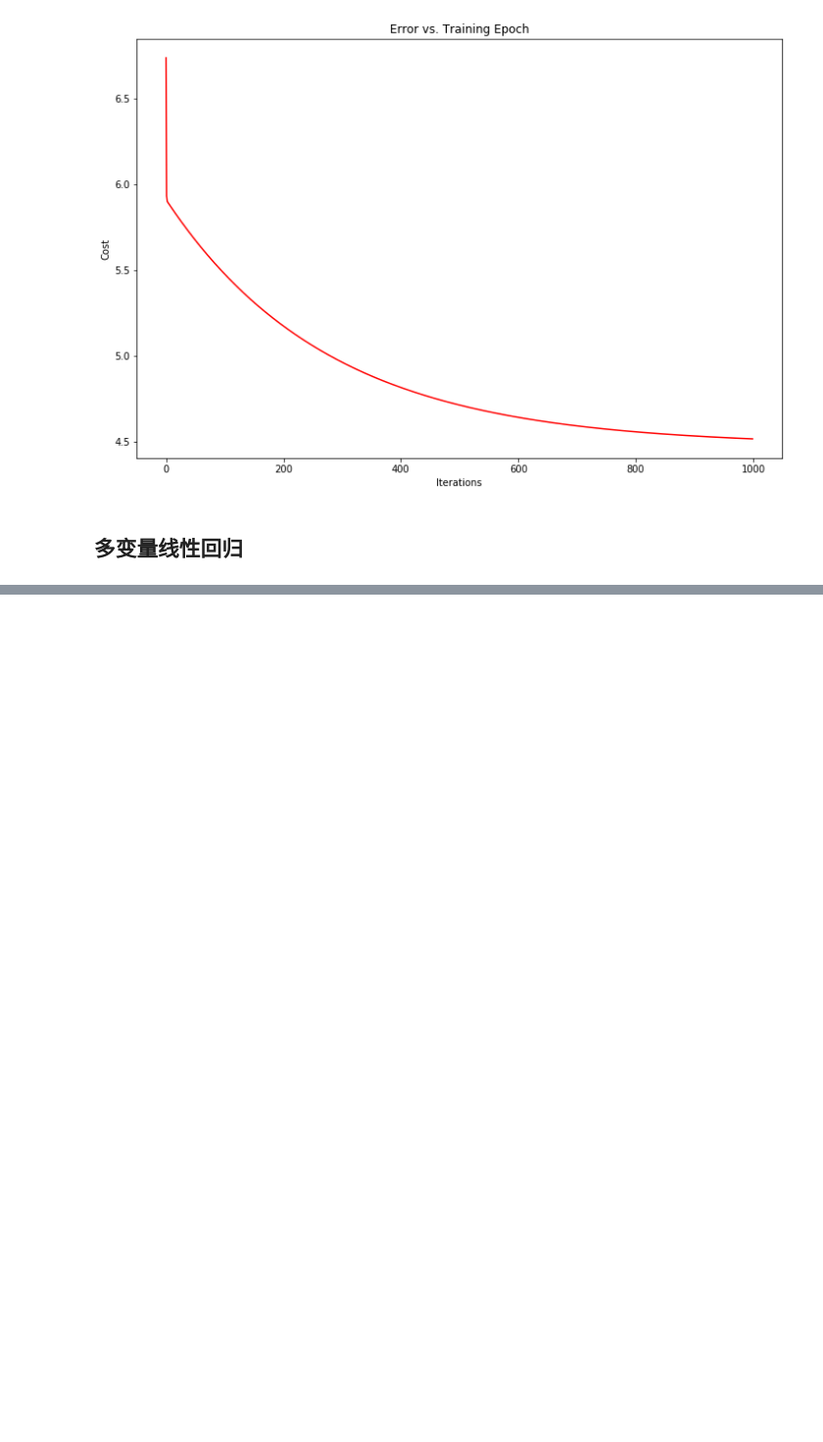
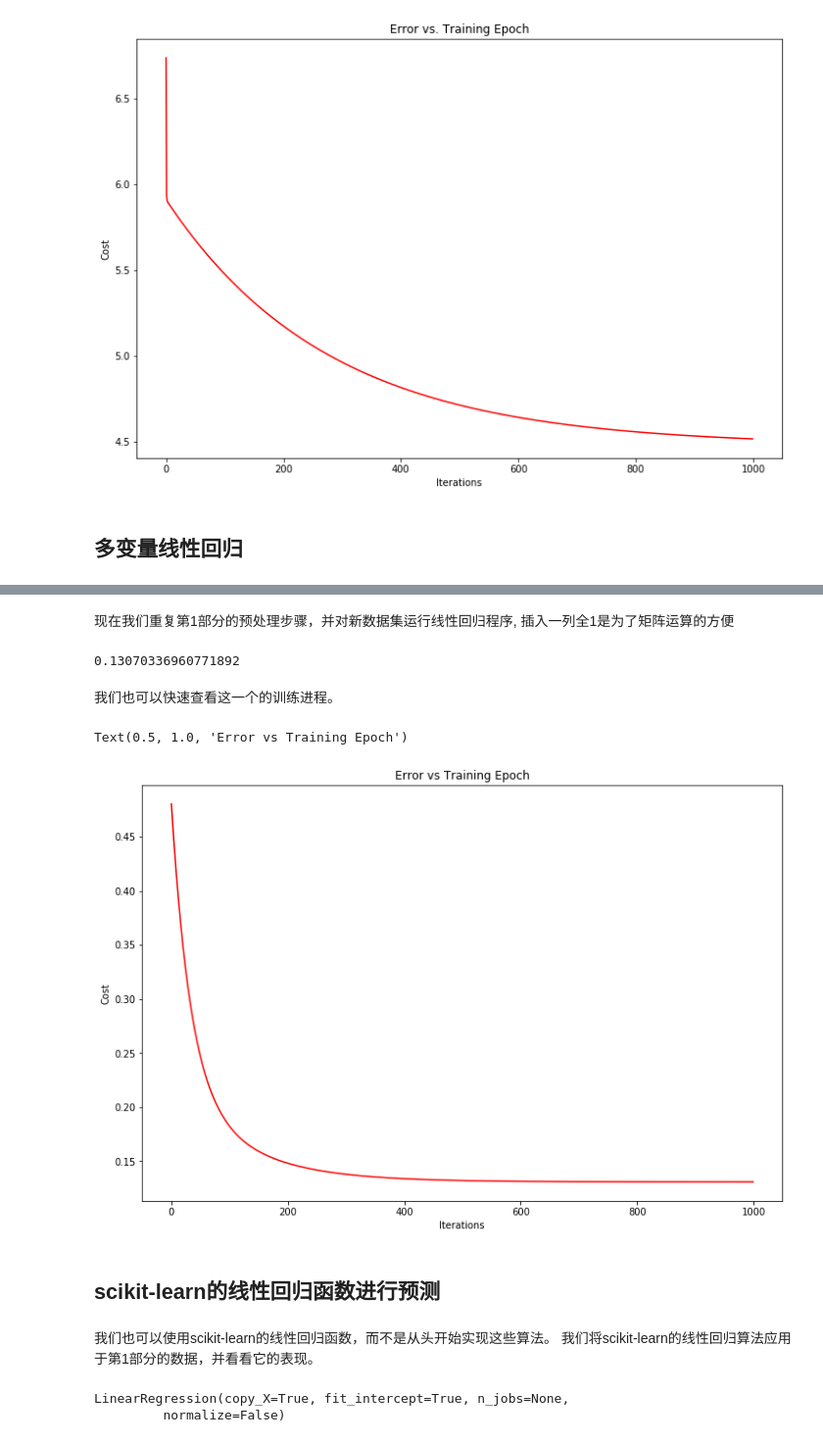
Before and after one commit to damonxiao/Coursera-ML-AndrewNg-Notes-Damon, a Jupyter notebook: chapter02/ex1-linear_regression.ipynb, the cells around one changed output, grey strips where cells are left out. Shown at 98% size. Cells and saved outputs as stored; diff of their text form; code cells hidden in the pictures; blank space fills up the shorter version.

```diff
--- a/chapter02/ex1-linear_regression.ipynb
+++ b/chapter02/ex1-linear_regression.ipynb
@@ -191,0 +197,4 @@ plt.show()
+# %%
+path = 'ex1data2.txt'
+data2 = pd.read_csv(path, header=None, names = ['Size', 'Bedrooms', 'Price'])
+data2.head()
@@ -191,0 +210,3 @@ plt.show()
+# %%
+data2 = (data2 - data2.mean()) / data2.std()
+data2.head()
@@ -191,0 +220,41 @@ plt.show()
+# %% [markdown]
+现在我们重复第1部分的预处理步骤，并对新数据集运行线性回归程序, 插入一列全1是为了矩阵运算的方便
+# %%
+data2.insert(0, 'Ones', 1)
+# %%
+cols = data2.shape[1]
+X2 = data2.iloc[:,0:cols-1]
+y2 = data2.iloc[0:,cols-1:cols]
+
+# convert to matrices and initialize theta
+X2 = np.matrix(X2.values)
+y2 = np.matrix(y2.values)
+theta2 = np.matrix(np.array([0,0,0]))
+
+# perform linear regression on the data set
+g2, cost2 = gradientDescent(X2,y2, theta2, alpha, iters)
+computeCost(X2, y2, g2)
+# %% [output]
+0.13070336960771892
+# %% [markdown]
+我们也可以快速查看这一个的训练进程。
+# %%
+fig, ax = plt.subplots(figsize=(12,8))
+ax.plot(np.arange(iters), cost2, 'r')
+ax.set_xlabel('Iterations')
+ax.set_ylabel('Cost')
+ax.set_title('Error vs Training Epoch')
+# %% [output]
+Text(0.5, 1.0, 'Error vs Training Epoch')
+[figure, added]
+# %% [markdown]
+## scikit-learn的线性回归函数进行预测
+# %% [markdown]
+我们也可以使用scikit-learn的线性回归函数，而不是从头开始实现这些算法。 我们将scikit-learn的线性回归算法应用于第1部分的数据，并看看它的表现。
+# %%
+from sklearn import linear_model
+model = linear_model.LinearRegression()
+model.fit(X,y)
+# %% [output]
+LinearRegression(copy_X=True, fit_intercept=True, n_jobs=None,
+         normalize=False)
```
Also changed, not shown: parts of 11 cells of this notebook.
